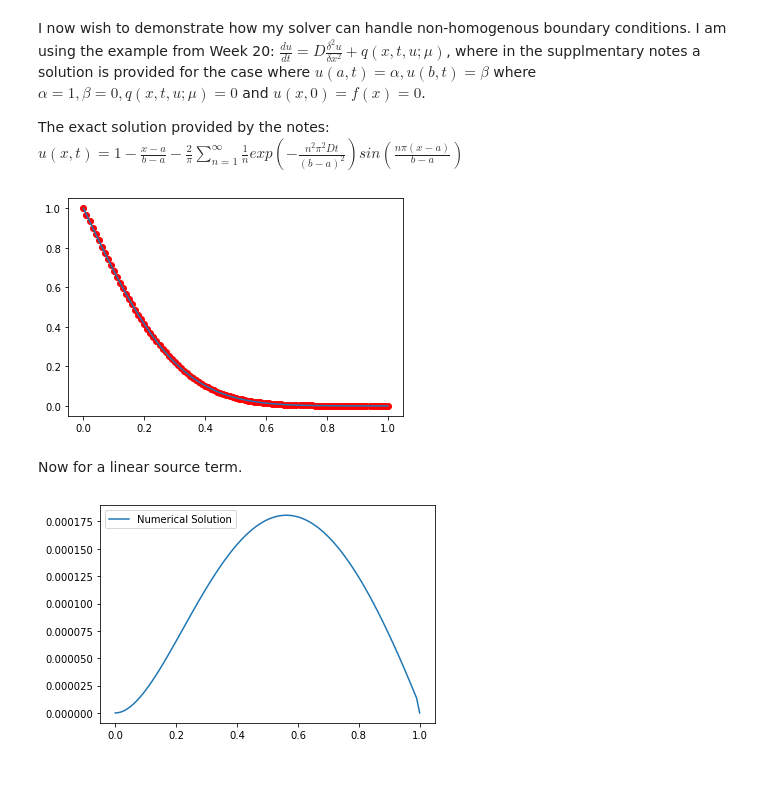
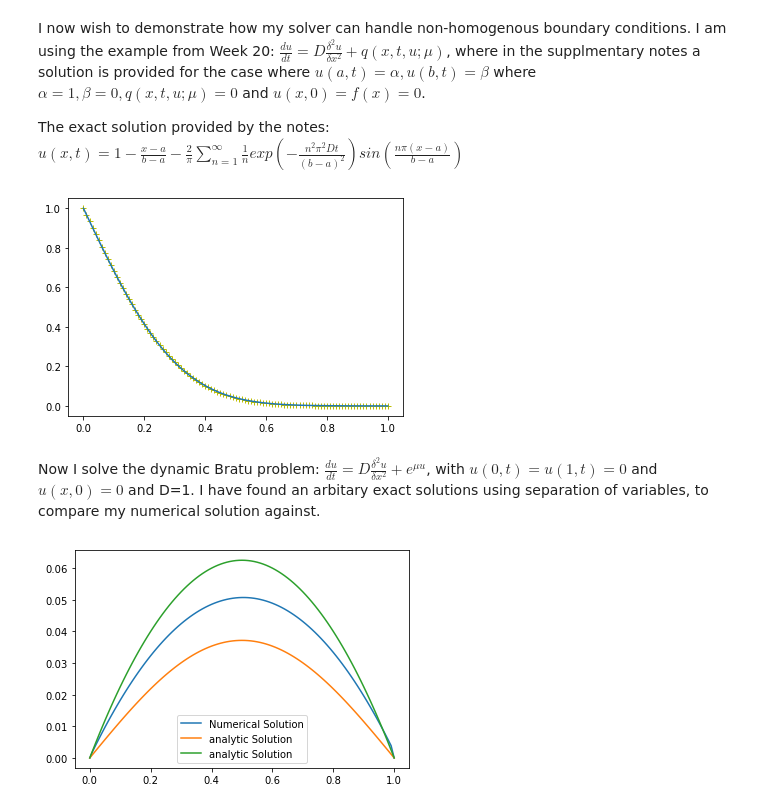
Before and after one commit to joesouber/EMAT30008, a Jupyter notebook: report.ipynb, the cells around one changed output. Drawn from its saved outputs; the diff is of its cells as text; code cells hidden in the pictures; blank space fills up the shorter version.

```diff
--- a/report.ipynb
+++ b/report.ipynb
@@ -420,9 +420,9 @@ def source_term(x,t):
 
 
 #explicit euler and dirichlet
-u, t = finite_difference(L, T, mx, mt, 'dirichlet', dirichlet_0, Initial_Condition, discretisation='feuler',source_term = source_term, D = D, linearity='linear')
+u, t = finite_difference(L, T, mx, mt, 'dirichlet', dirichlet_0, Initial_Condition, discretisation='explicit',source_term = source_term, D = D, linearity='linear')
 #implicit euler and neumann
-u1, t1 = finite_difference(L, T, mx, mt, 'neumann', dirichlet_0, Initial_Condition, discretisation='beuler',source_term = source_term, D = D, linearity='linear')
+u1, t1 = finite_difference(L, T, mx, mt, 'neumann', dirichlet_0, Initial_Condition, discretisation='implicit',source_term = source_term, D = D, linearity='linear')
 #Crank-Nicolson and dirichlet
 u2, t2 = finite_difference(L, T, mx, mt, 'dirichlet', dirichlet_0, Initial_Condition, discretisation='cn',source_term = source_term, D = D, linearity='linear')
 
@@ -481,7 +481,7 @@ def u_exact_dnonhomo(x,t,D,L):
     return y
 
 
-u, t = finite_difference(L, T, mx, mt, 'dirichlet', dirichlet_nonhomogenous, Initial_Condition, discretisation='feuler', source_term = source_term,D = D,linearity='linear')
+u, t = finite_difference(L, T, mx, mt, 'dirichlet', dirichlet_nonhomogenous, Initial_Condition, discretisation='explicit', source_term = source_term,D = D,linearity='linear')
 
 
 exact_solution = u_exact_dnonhomo(np.linspace(0,L,mx+1), 0.3, 0.1, L)
@@ -494,42 +494,78 @@ xx = np.linspace(0,L,u.shape[0])
     # Plot u at t=t_plot
 yy = np.linspace(0,L,exact_solution.shape[0])
 
-plt.plot(xx, solution1, 'o', c='r', label='Numerical Solution')
+plt.plot(xx, solution1, '+', c='y', label='Numerical Solution')
 plt.plot(yy, exact_solution, label='analytic Solution')
 plt.plot
 plt.show()
 # %% [output]
-[figure, old version]
+[figure, new version]
 # %% [markdown]
-Now for a linear source term.
+Now I solve the dynamic Bratu problem: $\frac{du}{dt}= D\frac{{\delta^2}u}{{\delta}x^2}+e^{\mu u}$, with $u(0,t)=u(1,t)=0$ and $u(x,0)=0$ and D=1. I have found an arbitary exact solutions using separation of variables, to compare my numerical solution against.
 # %%
 def dirichlet_0(x,t):
     '''
     Function containing the homogeneous boundary conditions.
     '''
     return 0
 
 def Initial_Conds(x, t):
 
-    return 1
+    return 0
 
-def nonlinear_source(u, x, t):
+def Bratu(u, x, t):
+    mu = np.linspace(0,0.1,101)
+    y = np.exp(mu*u)
+    return y
+
+import numpy as np
+
+def bratu_exact(x, t, D, L, mu):
+    """
+    Computes the exact solution to the Bratu equation with the given
+    boundary and initial conditions.
+
+    Parameters:
+        x (numpy.ndarray): 1D array of spatial grid points
+        t (float): time
+        D (float): diffusion coefficient
+        L (float): length of the spatial domain
+        mu (float): nonlinear coefficient
+
+    Returns:
+        u (numpy.ndarray): 1D array of solution values at the grid points x
+    """
+    u = np.zeros_like(x)  # initialize solution array
+
+    for n in range(1, 100):  # sum over all positive integers up to 99
+        lambda_n = -D * n**2 * np.pi**2 - np.exp(mu)
+        B_n = 1 # initial condition u(x,0) = 0
+
+        u += B_n * np.sin(n * np.pi * x) * np.exp(lambda_n * t)
+
     return u
 
-u,t = finite_difference(L, T, mx, mt, 'dirichlet', dirichlet_0, Initial_Conds, discretisation='beuler', source_term = nonlinear_source, D=0.1, linearity='nonlinear')
+def exact(D,x):
+
+    y = 0.5*(-1/2*D)*x*(x-1)
+    return y
+
+u,t = finite_difference(L, T, mx, mt, 'dirichlet', dirichlet_0, Initial_Conds, discretisation='implicit', source_term = Bratu, D=1, linearity='nonlinear')
 index = [t==0.3]
     # Select the slice of the solution at t=t_plot
 solution1 = u[:,index[0]]
+u_exact = bratu_exact(np.linspace(0,L,mx+1), 0.3, 1, L, 0.1)
+u_exact1 = exact(1,np.linspace(0,L,mx+1))
 
-
+zz = np.linspace(0,L,u_exact1.shape[0])
+yy = np.linspace(0,L,u_exact.shape[0])
 xx = np.linspace(0,L,u.shape[0])
     # Plot u at t=t_plot
-yy = np.linspace(0,L,u_exact.shape[0])
-
 plt.plot(xx, solution1, label='Numerical Solution')
-
+plt.plot(yy, u_exact, label='analytic Solution')
+plt.plot(zz, u_exact1, label='analytic Solution')
 plt.legend()
 plt.plot
 plt.show()
 # %% [output]
-[figure, old version]
+[figure, new version]
```
Also changed, not shown: parts of 2 cells of this notebook.
